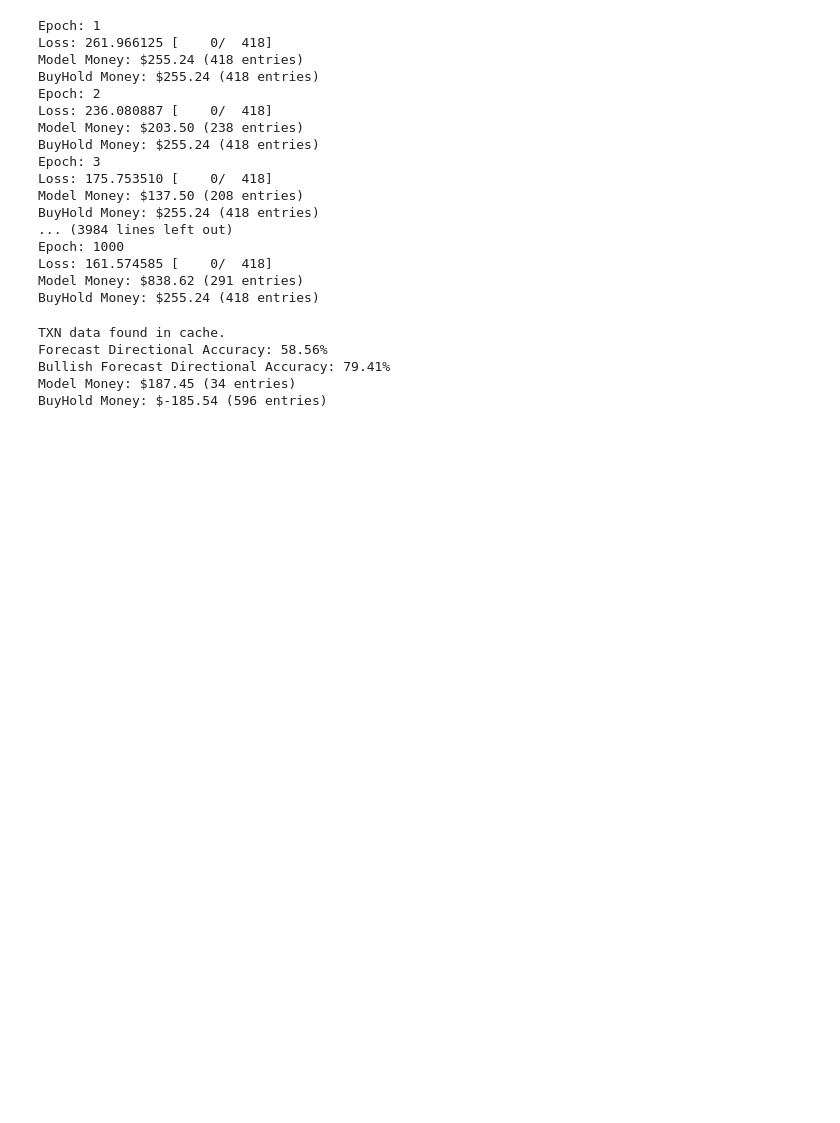
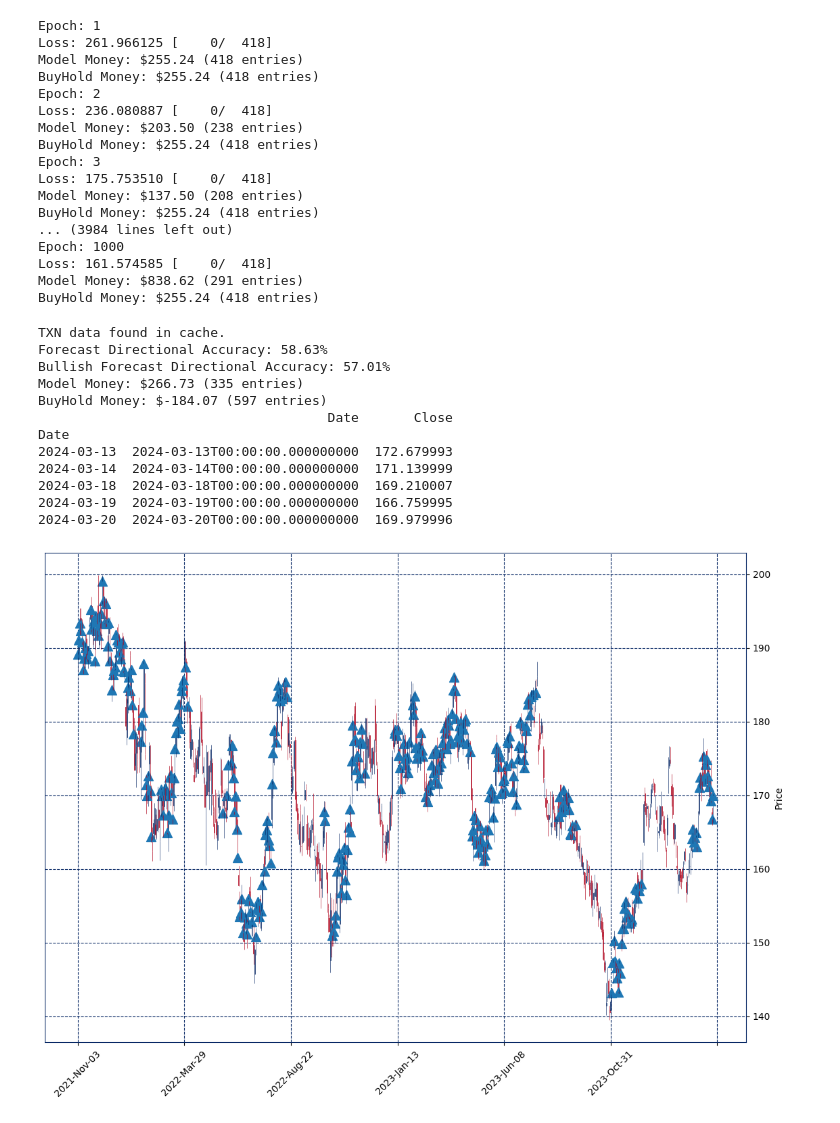
Before and after one commit to lockermanwxlf/algo-trading, a Jupyter notebook: ai_test1.ipynb, the cells around one changed output. Drawn from its saved outputs; the diff is of its cells as text; code cells hidden in the pictures; blank space fills up the shorter version.

Commit message:
visualization for ai

```diff
--- a/ai_test1.ipynb
+++ b/ai_test1.ipynb
@@ -45,12 +45,13 @@ class MyDataset(Dataset):
     def __init__(self, source: pd.DataFrame):
         source.dropna(inplace=True)
         self.date = source.index.values
+        self.close = source['Close'].values.astype('float32')
         self.input = Tensor(source[params].astype('float32').values)
         self.target = Tensor(source['Target'].astype('float32').values)
     def __len__(self):
         return len(self.input)
     def __getitem__(self, index):
-        return self.input[index], self.target[index], str(self.date[index])
+        return self.input[index], self.target[index], str(self.date[index]), self.close[index]
 
 whole_dataset = MyDataset(generate_df('SPY', '2021-04-02'))
 # %% [output]
@@ -60,7 +61,7 @@ from torch.optim import Optimizer
 def train(dataloader, model: nn.Module, loss_fn, optim_fn: Optimizer):
     size = len(dataloader.dataset)
     model.train()
-    for batch, (X, y, _) in enumerate(dataloader):
+    for batch, (X, y, _, _) in enumerate(dataloader):
         X, y = X.to(device), y.to(device)
         pred = model(X)
         loss = loss_fn(pred.flatten(), y)
@@ -73,22 +74,24 @@ def train(dataloader, model: nn.Module, loss_fn, optim_fn: Optimizer):
             loss, current = loss.item(), batch * len(X)
             print(f'Loss: {loss:>7f} [{current:>5d}/{size:>5d}]')
 
-def test(dataloader, model: nn.Module):
+def test(dataloader, model: nn.Module, l_entries: list | None = None):
     model.eval()
     money, entries, bh_money, bh_entries, accurate_predictions = 0, 0, 0, 0, 0
 
     bullish_predictions, bullish_actuals = 0, 0
 
     with torch.no_grad():
-        for X, y, DATES in dataloader:
+        for X, y, DATES, CLOSES in dataloader:
             X, y = X.to(device), y.to(device)
             pred = model(X).flatten()
-            for prediction, actual, date in zip(pred, y, DATES):
+            for prediction, actual, date, close in zip(pred, y, DATES, CLOSES):
                 bh_money += actual
                 bh_entries += 1
                 if math.copysign(1, prediction) == math.copysign(1, actual):
                     accurate_predictions += 1
                 if prediction > 0:
+                    if l_entries is not None:
+                        l_entries.append((date, close.item()))
                     money += actual
                     entries += 1
                     bullish_predictions += 1
@@ -135,14 +138,47 @@ BuyHold Money: $255.24 (418 entries)
 # %%
 torch.save(model.state_dict(), f'models/{hash('_'.join(params))}')
 # %%
+from torch.utils.data import DataLoader
+import mplfinance as mpf
+import numpy as np
+
 eval_df = generate_df("TXN", "2021-04-03")
 eval_model = Model().to(device)
 eval_model.load_state_dict(torch.load('models/6058076314007640158'))
 eval_dataloader = DataLoader(MyDataset(eval_df))
-test(eval_dataloader, eval_model)
+entries = []
+test(eval_dataloader, eval_model, entries)
+entries_df = pd.DataFrame(entries, columns=['Date', 'Close'])
+entries_df.index = pd.to_datetime(entries_df['Date'])
+eval_df['Entries'] = np.nan
+for date, close in zip(pd.to_datetime(entries_df.index), entries_df['Close']):
+    eval_df.loc[date, 'Entries'] = close
+print(entries_df.tail())
+
+inds_dict = [
+    mpf.make_addplot(eval_df['Entries'], type='scatter', markersize=30),
+]
+
+
+mpf.plot(eval_df,
+         type='candle',
+         addplot=inds_dict,
+         volume=False,
+         style='sas',
+         figscale=1.8,
+         warn_too_much_data=10**10
+         )
 # %% [output]
 TXN data found in cache.
-Forecast Directional Accuracy: 58.56%
-Bullish Forecast Directional Accuracy: 79.41%
-Model Money: $187.45 (34 entries)
-BuyHold Money: $-185.54 (596 entries)
+Forecast Directional Accuracy: 58.63%
+Bullish Forecast Directional Accuracy: 57.01%
+Model Money: $266.73 (335 entries)
+BuyHold Money: $-184.07 (597 entries)
+                                     Date       Close
+Date
+2024-03-13  2024-03-13T00:00:00.000000000  172.679993
+2024-03-14  2024-03-14T00:00:00.000000000  171.139999
+2024-03-18  2024-03-18T00:00:00.000000000  169.210007
+2024-03-19  2024-03-19T00:00:00.000000000  166.759995
+2024-03-20  2024-03-20T00:00:00.000000000  169.979996
+[figure, added]
```
Also changed, not shown: parts of 1 cell of this notebook, 2 other files.
